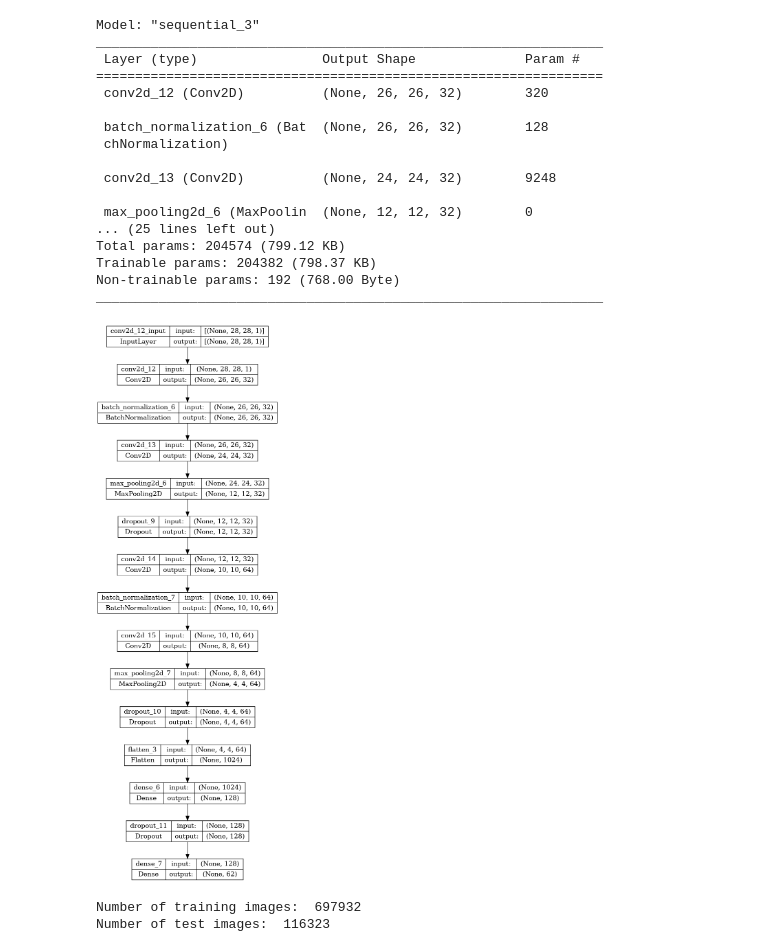
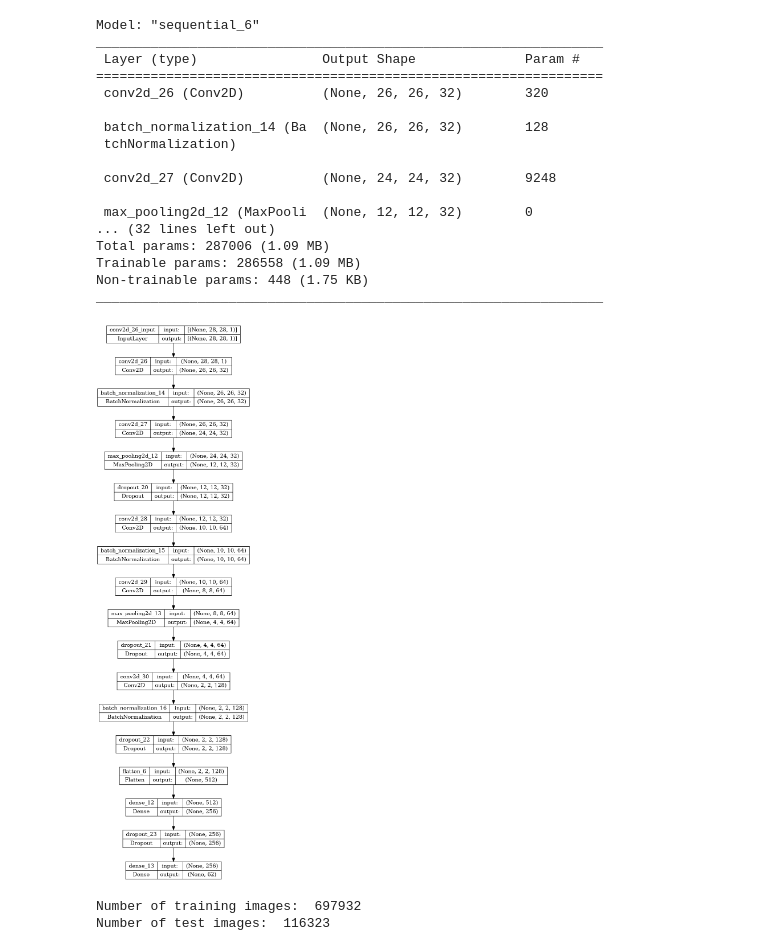
Before and after one commit to jackkimmins/Alpha-Class, a Jupyter notebook: code.ipynb, the cells around one changed output. Cells and saved outputs as stored; diff of their text form; code cells hidden in the pictures.

```diff
--- a/code.ipynb
+++ b/code.ipynb
@@ -1,35 +1,37 @@
 # %%
 import tensorflow as tf
 import tensorflow_datasets as tfds
-from tensorflow.keras import regularizers
 from tensorflow.keras import layers, models
-import numpy as np
+from tensorflow.keras.optimizers import Adam
+from tensorflow.keras.callbacks import ReduceLROnPlateau
 
 # Load the EMNIST dataset
-# Here we're using the "byclass" split, but you can replace "byclass" with another split if needed
 builder = tfds.builder('emnist/byclass')
 builder.download_and_prepare()
-datasets = builder.as_dataset(as_supervised=True)  # as_supervised=True will return tuple (img, label)
+datasets = builder.as_dataset(as_supervised=True)
 train_dataset, test_dataset = datasets['train'], datasets['test']
 
-# Preprocessing function to normalize and reshape images
+# Updated preprocessing function to normalize, reshape, and correct the orientation of images
 def preprocess(img, label):
+    # Normalize pixel values
     img = tf.cast(img, tf.float32) / 255.0
-    img = tf.expand_dims(img, -1)  # Add a channel dimension
+    # Rotate 90 degrees clockwise (which is -90 degrees in the counter-clockwise direction)
+    img = tf.image.rot90(img, k=-1)
+    # Horizontally flip the image
+    img = tf.image.flip_left_right(img)
+    # Add a channel dimension
+    img = tf.expand_dims(img, -1)
     return img, label
 
 # Apply the preprocessing function to the dataset
 train_dataset = train_dataset.map(preprocess)
 test_dataset = test_dataset.map(preprocess)
 
-# You may want to batch and prefetch the dataset for performance
+# Batch and prefetch the dataset for performance
 train_dataset = train_dataset.batch(32).prefetch(tf.data.AUTOTUNE)
 test_dataset = test_dataset.batch(32).prefetch(tf.data.AUTOTUNE)
 
-from tensorflow.keras.optimizers import Adam
-from tensorflow.keras.callbacks import ReduceLROnPlateau
-
-# Modify the architecture slightly
+# Model definition remains the same
 model = models.Sequential([
     layers.Conv2D(32, (3, 3), activation='relu', input_shape=(28, 28, 1)),
     layers.BatchNormalization(),
@@ -43,17 +45,16 @@ model = models.Sequential([
     layers.MaxPooling2D((2, 2)),
     layers.Dropout(0.25),
 
-    layers.Conv2D(128, (3, 3), activation='relu'),  # Added layer
+    layers.Conv2D(128, (3, 3), activation='relu'),
     layers.BatchNormalization(),
-    layers.Dropout(0.25),  # Added layer
+    layers.Dropout(0.25),
 
     layers.Flatten(),
-    layers.Dense(256, activation='relu'),  # Increased capacity
+    layers.Dense(256, activation='relu'),
     layers.Dropout(0.5),
     layers.Dense(62, activation='softmax')
 ])
 
-# Compile the model
 model.compile(optimizer=Adam(),
               loss='sparse_categorical_crossentropy',
               metrics=['accuracy'])
@@ -61,33 +62,32 @@ model.compile(optimizer=Adam(),
 # Learning rate scheduler
 reduce_lr = ReduceLROnPlateau(monitor='val_loss', factor=0.2, patience=5, min_lr=0.001)
 
-
 model.summary()
 # %% [output]
-Model: "sequential_3"
+Model: "sequential_6"
 _________________________________________________________________
  Layer (type)                Output Shape              Param #
 =================================================================
- conv2d_12 (Conv2D)          (None, 26, 26, 32)        320
+ conv2d_26 (Conv2D)          (None, 26, 26, 32)        320
 
- batch_normalization_6 (Bat  (None, 26, 26, 32)        128
- chNormalization)
+ batch_normalization_14 (Ba  (None, 26, 26, 32)        128
+ tchNormalization)
 
- conv2d_13 (Conv2D)          (None, 24, 24, 32)        9248
+ conv2d_27 (Conv2D)          (None, 24, 24, 32)        9248
 
- max_pooling2d_6 (MaxPoolin  (None, 12, 12, 32)        0
-... (25 lines left out)
-Total params: 204574 (799.12 KB)
-Trainable params: 204382 (798.37 KB)
-Non-trainable params: 192 (768.00 Byte)
+ max_pooling2d_12 (MaxPooli  (None, 12, 12, 32)        0
+... (32 lines left out)
+Total params: 287006 (1.09 MB)
+Trainable params: 286558 (1.09 MB)
+Non-trainable params: 448 (1.75 KB)
 _________________________________________________________________
 # %%
 from tensorflow.keras.utils import plot_model
 
 # Generate a plot of the model architecture-
-plot_model(model, to_file='model.png', show_shapes=True, show_layer_names=True, rankdir='TB')
+plot_model(model, to_file='web/img/model.png', show_shapes=True, show_layer_names=True, rankdir='TB')
 # %% [output]
-[figure, old version]
+[figure, new version]
 # %%
 # Ouput the number of images in the training set
 print("Number of training images: ", builder.info.splits['train'].num_examples)
```
Also changed, not shown: parts of 3 cells of this notebook, 21 other files.
